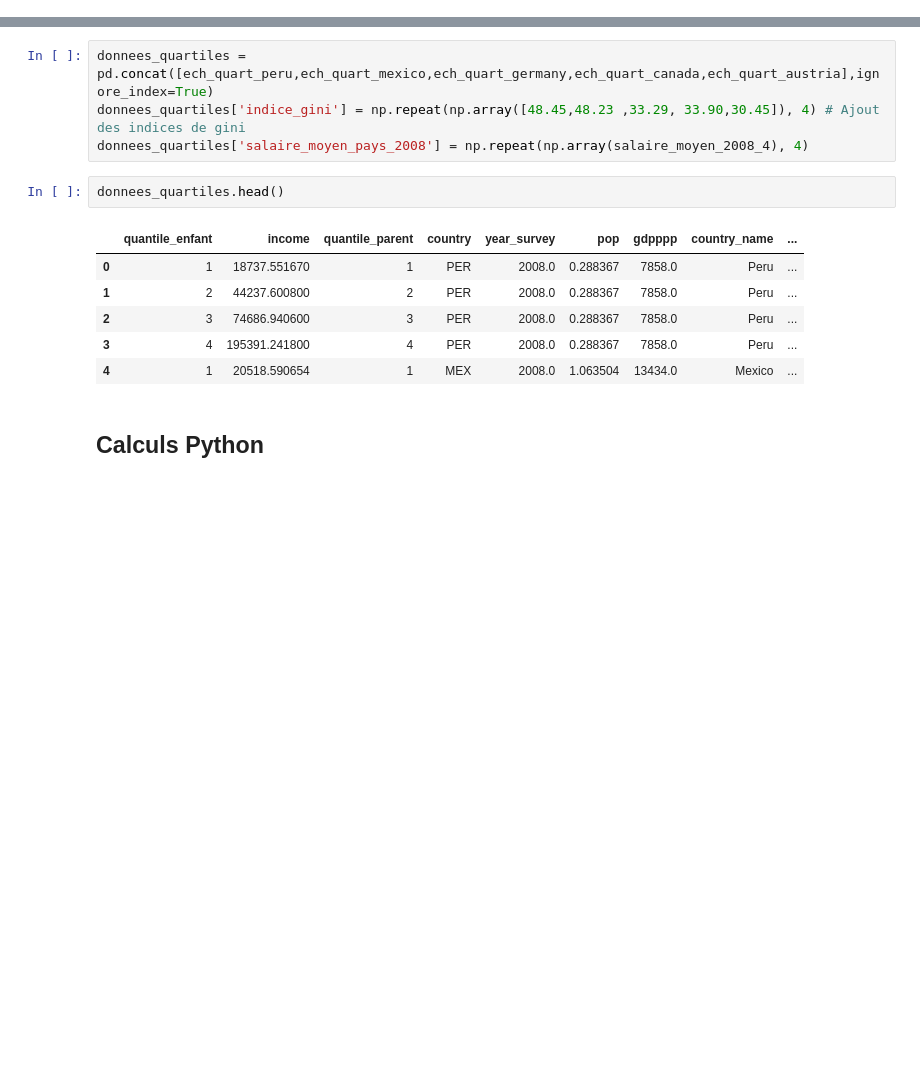
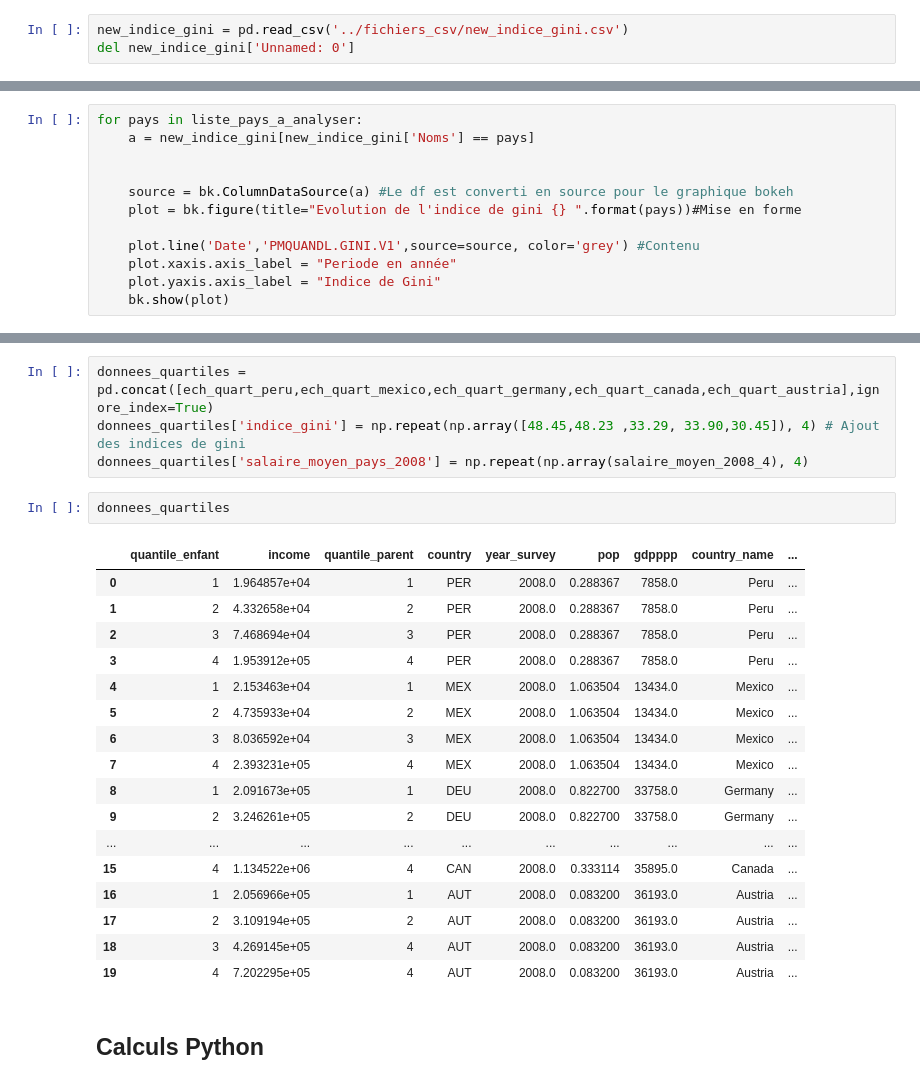
Before and after one commit to Silvock/project_7_income_predict, a Jupyter notebook: notebook/Exercice.ipynb, the cells around one changed output, grey strips where cells are left out. Cells and saved outputs as stored; diff of their text form; blank space fills up the shorter version.

```diff
--- a/notebook/Exercice.ipynb
+++ b/notebook/Exercice.ipynb
@@ -608,0 +688,3 @@ print(liste)
+# %%
+new_indice_gini = pd.read_csv('../fichiers_csv/new_indice_gini.csv')
+del new_indice_gini['Unnamed: 0']
@@ -608,0 +700,12 @@ print(liste)
+# %%
+for pays in liste_pays_a_analyser:
+    a = new_indice_gini[new_indice_gini['Noms'] == pays]
+
+
+    source = bk.ColumnDataSource(a) #Le df est converti en source pour le graphique bokeh
+    plot = bk.figure(title="Evolution de l'indice de gini {} ".format(pays))#Mise en forme
+
+    plot.line('Date','PMQUANDL.GINI.V1',source=source, color='grey') #Contenu
+    plot.xaxis.axis_label = "Periode en année"
+    plot.yaxis.axis_label = "Indice de Gini"
+    bk.show(plot)
@@ -1014,14 +1144,25 @@ donnees_quartiles = pd.concat([ech_quart_peru,ech_quart_mexico,ech_quart_germany
 donnees_quartiles['indice_gini'] = np.repeat(np.array([48.45,48.23 ,33.29, 33.90,30.45]), 4) # Ajout des indices de gini
 donnees_quartiles['salaire_moyen_pays_2008'] = np.repeat(np.array(salaire_moyen_2008_4), 4)
 # %%
-donnees_quartiles.head()
+donnees_quartiles
 # %% [output]
 |  | quantile_enfant | income | quantile_parent | country | year_survey | pop | gdpppp | country_name | ... |
-| 0 | 1 | 18737.551670 | 1 | PER | 2008.0 | 0.288367 | 7858.0 | Peru | ... |
-| 1 | 2 | 44237.600800 | 2 | PER | 2008.0 | 0.288367 | 7858.0 | Peru | ... |
-| 2 | 3 | 74686.940600 | 3 | PER | 2008.0 | 0.288367 | 7858.0 | Peru | ... |
-| 3 | 4 | 195391.241800 | 4 | PER | 2008.0 | 0.288367 | 7858.0 | Peru | ... |
-| 4 | 1 | 20518.590654 | 1 | MEX | 2008.0 | 1.063504 | 13434.0 | Mexico | ... |
+| 0 | 1 | 1.964857e+04 | 1 | PER | 2008.0 | 0.288367 | 7858.0 | Peru | ... |
+| 1 | 2 | 4.332658e+04 | 2 | PER | 2008.0 | 0.288367 | 7858.0 | Peru | ... |
+| 2 | 3 | 7.468694e+04 | 3 | PER | 2008.0 | 0.288367 | 7858.0 | Peru | ... |
+| 3 | 4 | 1.953912e+05 | 4 | PER | 2008.0 | 0.288367 | 7858.0 | Peru | ... |
+| 4 | 1 | 2.153463e+04 | 1 | MEX | 2008.0 | 1.063504 | 13434.0 | Mexico | ... |
+| 5 | 2 | 4.735933e+04 | 2 | MEX | 2008.0 | 1.063504 | 13434.0 | Mexico | ... |
+| 6 | 3 | 8.036592e+04 | 3 | MEX | 2008.0 | 1.063504 | 13434.0 | Mexico | ... |
+| 7 | 4 | 2.393231e+05 | 4 | MEX | 2008.0 | 1.063504 | 13434.0 | Mexico | ... |
+| 8 | 1 | 2.091673e+05 | 1 | DEU | 2008.0 | 0.822700 | 33758.0 | Germany | ... |
+| 9 | 2 | 3.246261e+05 | 2 | DEU | 2008.0 | 0.822700 | 33758.0 | Germany | ... |
+| ... | ... | ... | ... | ... | ... | ... | ... | ... | ... |
+| 15 | 4 | 1.134522e+06 | 4 | CAN | 2008.0 | 0.333114 | 35895.0 | Canada | ... |
+| 16 | 1 | 2.056966e+05 | 1 | AUT | 2008.0 | 0.083200 | 36193.0 | Austria | ... |
+| 17 | 2 | 3.109194e+05 | 2 | AUT | 2008.0 | 0.083200 | 36193.0 | Austria | ... |
+| 18 | 3 | 4.269145e+05 | 4 | AUT | 2008.0 | 0.083200 | 36193.0 | Austria | ... |
+| 19 | 4 | 7.202295e+05 | 4 | AUT | 2008.0 | 0.083200 | 36193.0 | Austria | ... |
 # %% [markdown]
 ## Calculs Python
 # %% [markdown]
```
Also changed, not shown: parts of 65 cells of this notebook, 11 other files.
